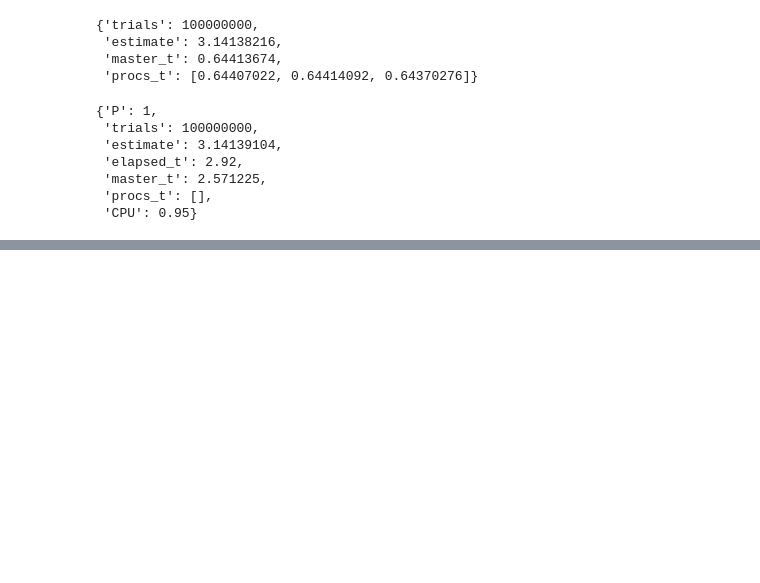
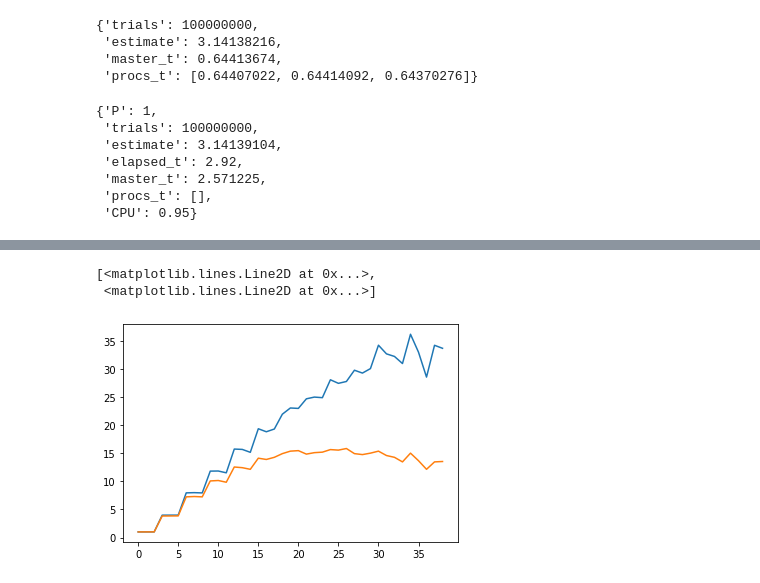
Before and after one commit to pogmat/Foundations_of_HPC_2020, a Jupyter notebook: Assignement1/code/results/formatter.ipynb, the cells around one changed output, grey strips where cells are left out. Cells and saved outputs as stored; diff of their text form; code cells hidden in the pictures; blank space fills up the shorter version.

```diff
--- a/Assignement1/code/results/formatter.ipynb
+++ b/Assignement1/code/results/formatter.ipynb
@@ -154,0 +119,2 @@ d08[10]
+# %%
+d09 = pd.DataFrame(d09)
@@ -154,0 +139,9 @@ d08[10]
+# %%
+d09["r"] = d09.loc[1, "master_t"] / d09["master_t"]
+d09["re"] = d09.loc[1, "elapsed_t"] / d09["elapsed_t"]
+# %%
+plt.plot(d09[["r", "re"]])
+# %% [output]
+[<matplotlib.lines.Line2D at 0x...>,
+ <matplotlib.lines.Line2D at 0x...>]
+[figure, added]
```
Also changed, not shown: parts of 8 cells of this notebook.
